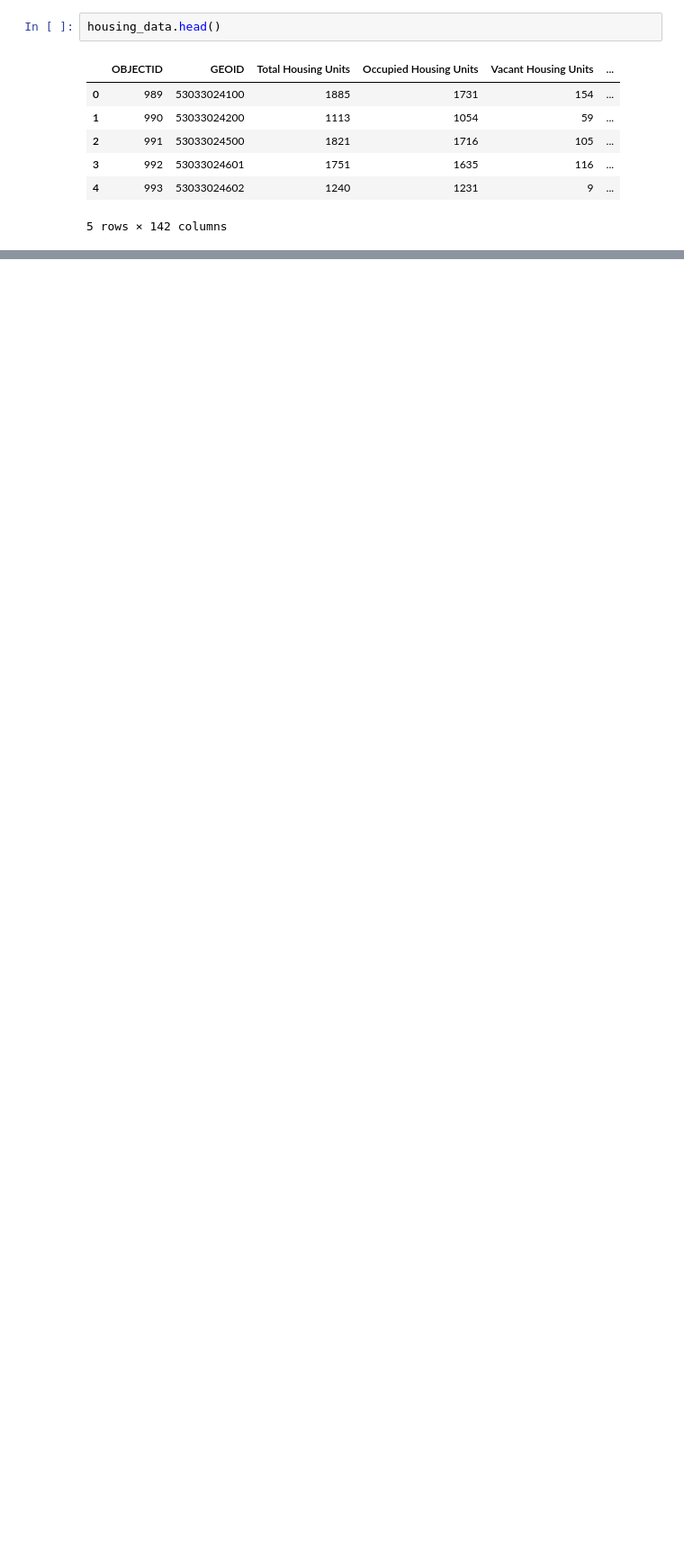
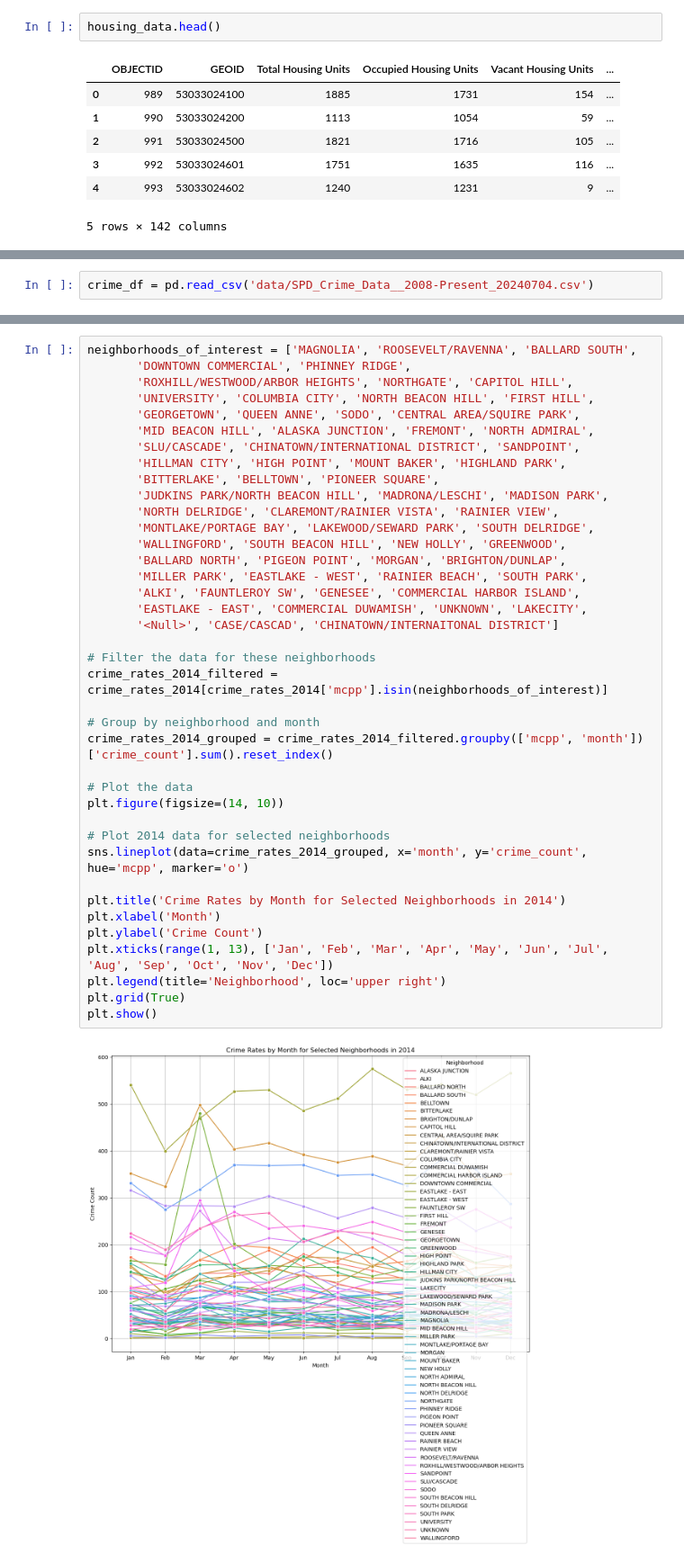
Before and after one commit to nemdim/Capstone-Project-Group-1, a Jupyter notebook: olivia.ipynb, the cells around one changed output, grey strips where cells are left out. Shown at 90% size. Drawn from its saved outputs; the diff is of its cells as text; blank space fills up the shorter version.

```diff
--- a/olivia.ipynb
+++ b/olivia.ipynb
@@ -110,0 +141,2 @@ census[['GEOID20','Urban Village Demographic Area']]
+# %%
+crime_df = pd.read_csv('data/SPD_Crime_Data__2008-Present_20240704.csv')
@@ -110,0 +393,41 @@ census[['GEOID20','Urban Village Demographic Area']]
+# %%
+neighborhoods_of_interest = ['MAGNOLIA', 'ROOSEVELT/RAVENNA', 'BALLARD SOUTH',
+       'DOWNTOWN COMMERCIAL', 'PHINNEY RIDGE',
+       'ROXHILL/WESTWOOD/ARBOR HEIGHTS', 'NORTHGATE', 'CAPITOL HILL',
+       'UNIVERSITY', 'COLUMBIA CITY', 'NORTH BEACON HILL', 'FIRST HILL',
+       'GEORGETOWN', 'QUEEN ANNE', 'SODO', 'CENTRAL AREA/SQUIRE PARK',
+       'MID BEACON HILL', 'ALASKA JUNCTION', 'FREMONT', 'NORTH ADMIRAL',
+       'SLU/CASCADE', 'CHINATOWN/INTERNATIONAL DISTRICT', 'SANDPOINT',
+       'HILLMAN CITY', 'HIGH POINT', 'MOUNT BAKER', 'HIGHLAND PARK',
+       'BITTERLAKE', 'BELLTOWN', 'PIONEER SQUARE',
+       'JUDKINS PARK/NORTH BEACON HILL', 'MADRONA/LESCHI', 'MADISON PARK',
+       'NORTH DELRIDGE', 'CLAREMONT/RAINIER VISTA', 'RAINIER VIEW',
+       'MONTLAKE/PORTAGE BAY', 'LAKEWOOD/SEWARD PARK', 'SOUTH DELRIDGE',
+       'WALLINGFORD', 'SOUTH BEACON HILL', 'NEW HOLLY', 'GREENWOOD',
+       'BALLARD NORTH', 'PIGEON POINT', 'MORGAN', 'BRIGHTON/DUNLAP',
+       'MILLER PARK', 'EASTLAKE - WEST', 'RAINIER BEACH', 'SOUTH PARK',
+       'ALKI', 'FAUNTLEROY SW', 'GENESEE', 'COMMERCIAL HARBOR ISLAND',
+       'EASTLAKE - EAST', 'COMMERCIAL DUWAMISH', 'UNKNOWN', 'LAKECITY',
+       '<Null>', 'CASE/CASCAD', 'CHINATOWN/INTERNAITONAL DISTRICT']
+
+# Filter the data for these neighborhoods
+crime_rates_2014_filtered = crime_rates_2014[crime_rates_2014['mcpp'].isin(neighborhoods_of_interest)]
+
+# Group by neighborhood and month
+crime_rates_2014_grouped = crime_rates_2014_filtered.groupby(['mcpp', 'month'])['crime_count'].sum().reset_index()
+
+# Plot the data
+plt.figure(figsize=(14, 10))
+
+# Plot 2014 data for selected neighborhoods
+sns.lineplot(data=crime_rates_2014_grouped, x='month', y='crime_count', hue='mcpp', marker='o')
+
+plt.title('Crime Rates by Month for Selected Neighborhoods in 2014')
+plt.xlabel('Month')
+plt.ylabel('Crime Count')
+plt.xticks(range(1, 13), ['Jan', 'Feb', 'Mar', 'Apr', 'May', 'Jun', 'Jul', 'Aug', 'Sep', 'Oct', 'Nov', 'Dec'])
+plt.legend(title='Neighborhood', loc='upper right')
+plt.grid(True)
+plt.show()
+# %% [output]
+[figure, added]
```
Also changed, not shown: parts of 27 cells of this notebook.
